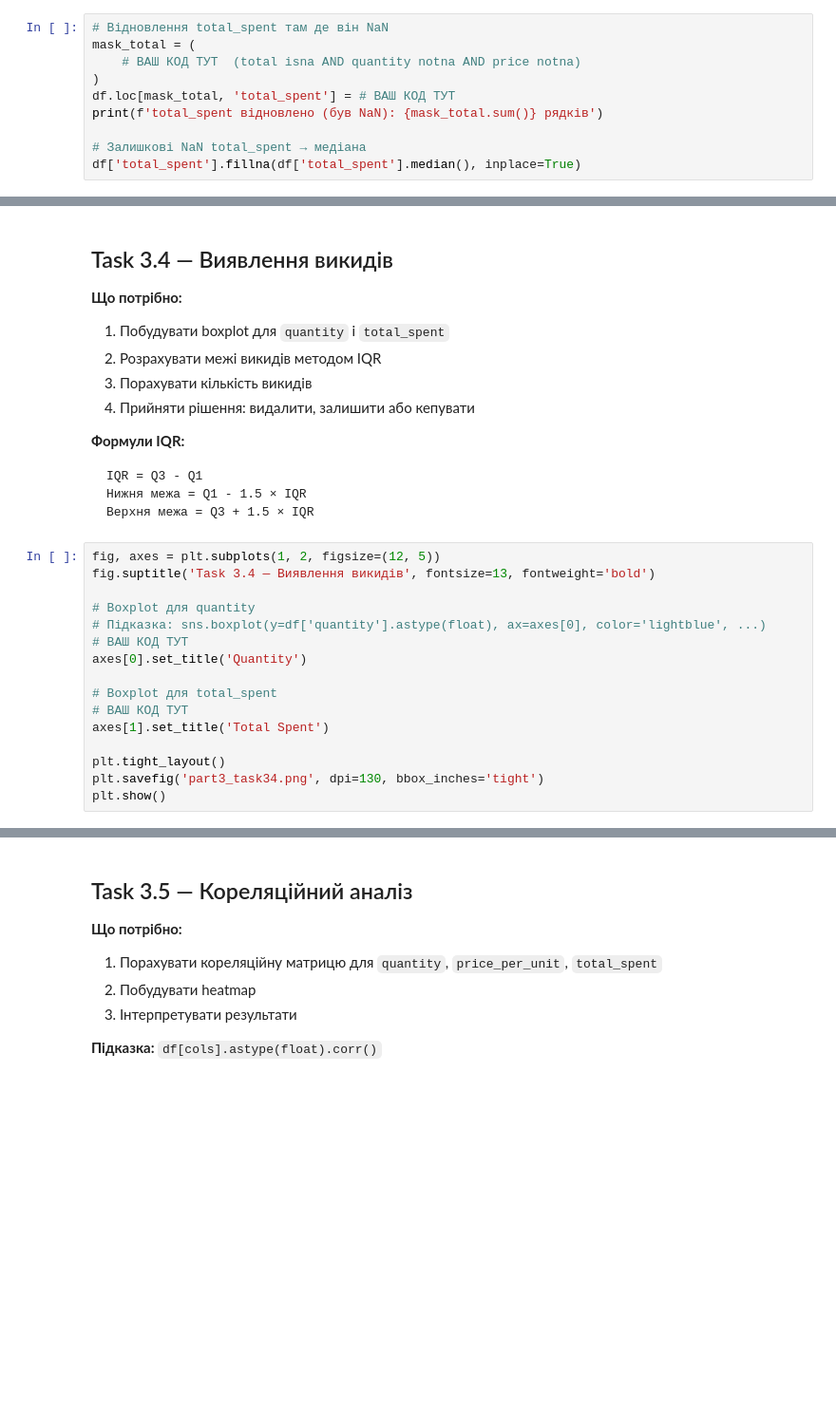
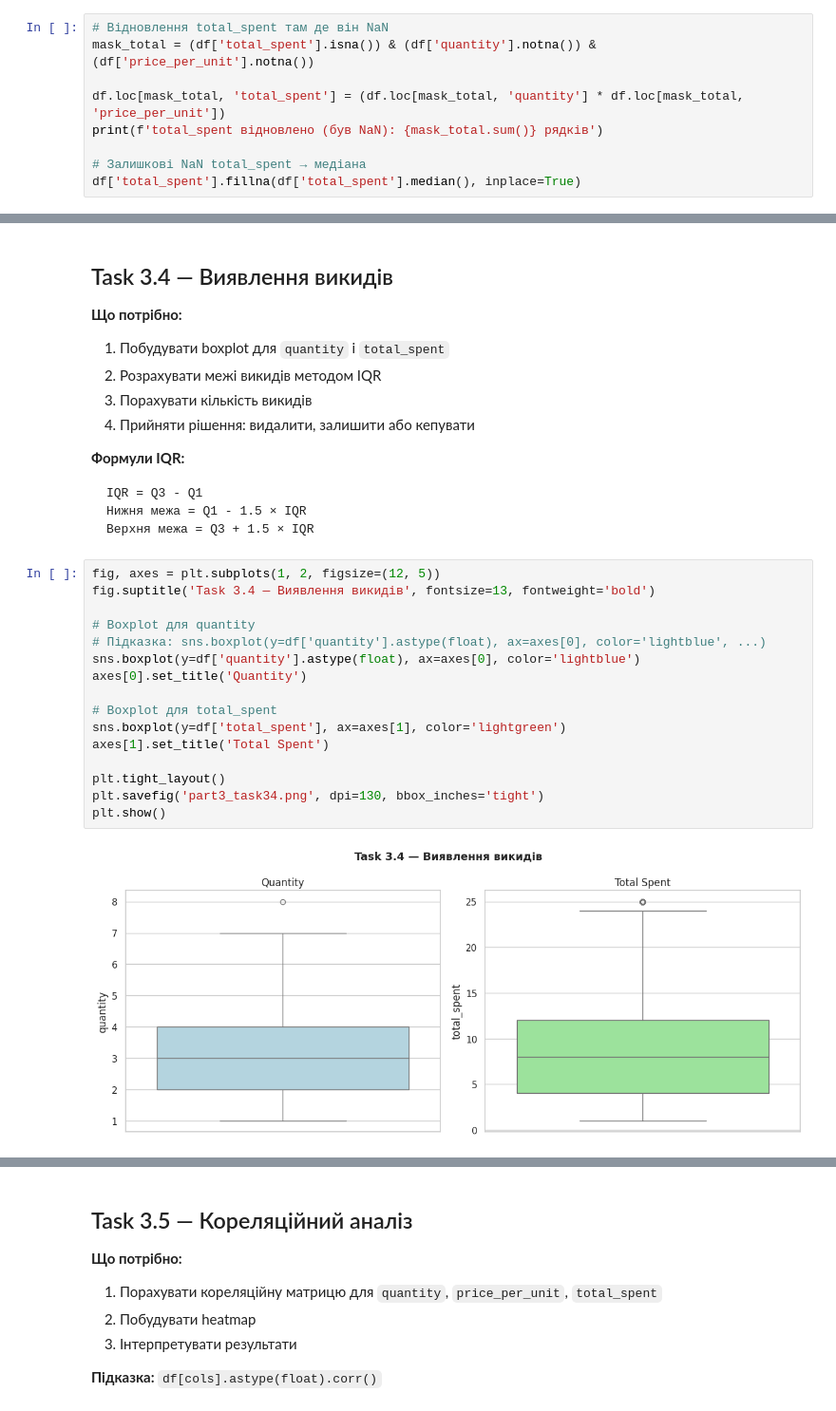
Before and after one commit to ParusSlava/Analysis_Cafe_Sales-, a Jupyter notebook: cafe_eda_workbook_version2.ipynb, the cells around one changed output, grey strips where cells are left out. Shown at 95% size. Drawn from its saved outputs; the diff is of its cells as text; blank space fills up the shorter version.

```diff
--- a/cafe_eda_workbook_version2.ipynb
+++ b/cafe_eda_workbook_version2.ipynb
@@ -419,9 +431,8 @@ print(f'quantity після медіани по товару: {df["quantity"].is
 # %%
 # Відновлення total_spent там де він NaN
-mask_total = (
-    # ВАШ КОД ТУТ  (total isna AND quantity notna AND price notna)
-)
-df.loc[mask_total, 'total_spent'] = # ВАШ КОД ТУТ
+mask_total = (df['total_spent'].isna()) & (df['quantity'].notna()) & (df['price_per_unit'].notna())
+
+df.loc[mask_total, 'total_spent'] = (df.loc[mask_total, 'quantity'] * df.loc[mask_total, 'price_per_unit'])
 print(f'total_spent відновлено (був NaN): {mask_total.sum()} рядків')
 
 # Залишкові NaN total_spent → медіана
@@ -682,18 +769,20 @@ IQR = Q3 - Q1
 # %%
 fig, axes = plt.subplots(1, 2, figsize=(12, 5))
 fig.suptitle('Task 3.4 — Виявлення викидів', fontsize=13, fontweight='bold')
 
 # Boxplot для quantity
 # Підказка: sns.boxplot(y=df['quantity'].astype(float), ax=axes[0], color='lightblue', ...)
-# ВАШ КОД ТУТ
+sns.boxplot(y=df['quantity'].astype(float), ax=axes[0], color='lightblue')
 axes[0].set_title('Quantity')
 
 # Boxplot для total_spent
-# ВАШ КОД ТУТ
+sns.boxplot(y=df['total_spent'], ax=axes[1], color='lightgreen')
 axes[1].set_title('Total Spent')
 
 plt.tight_layout()
 plt.savefig('part3_task34.png', dpi=130, bbox_inches='tight')
 plt.show()
+# %% [output]
+[figure, added]
 # %%
 # Кількісний аналіз викидів методом IQR
```
Also changed, not shown: parts of 26 cells of this notebook.
